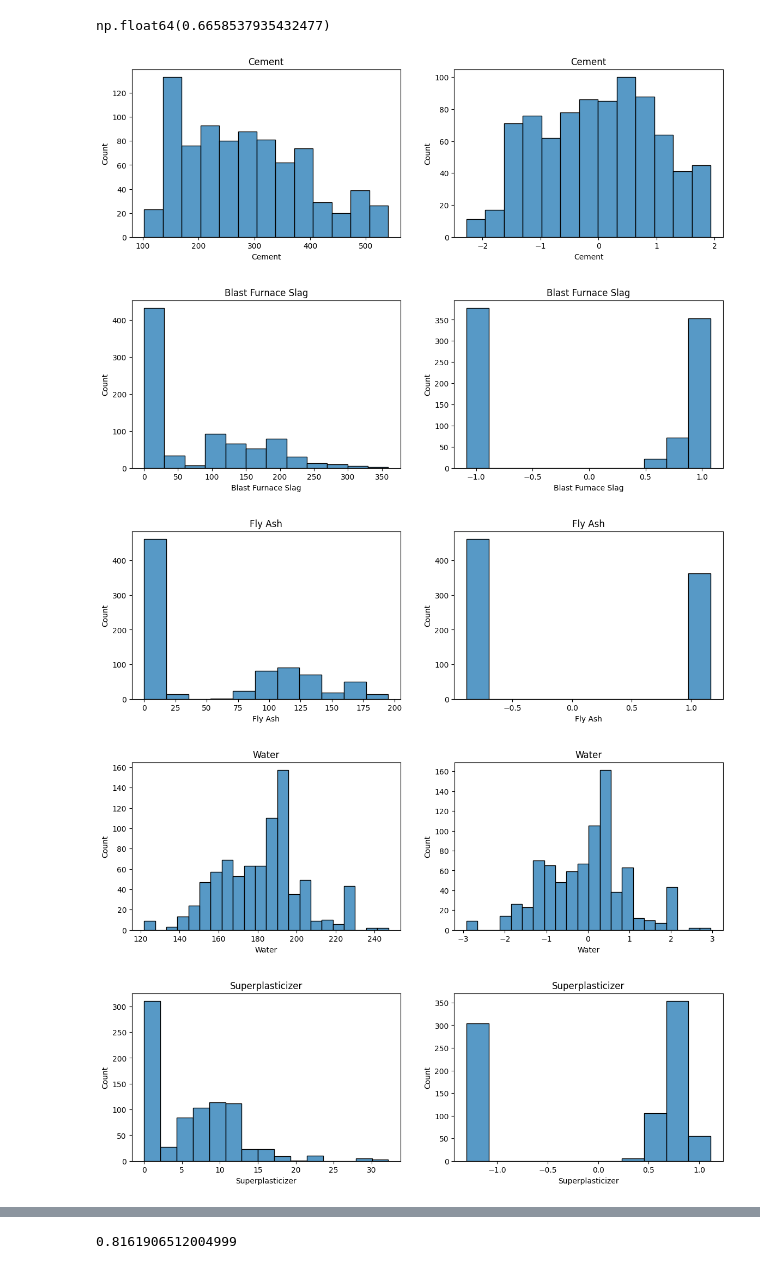
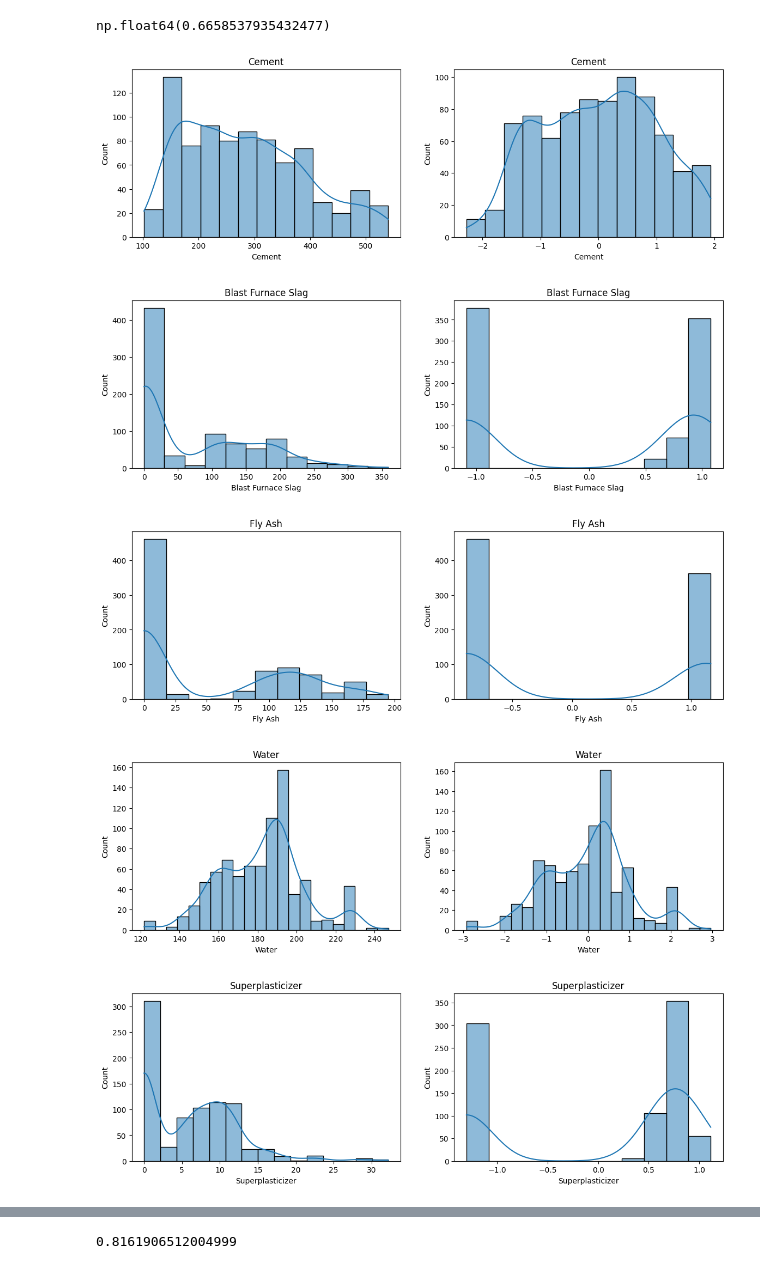
Before and after one commit to saisudhanv/ML-Practice, a Jupyter notebook: Power_Transformer.ipynb, the cells around one changed output, grey strips where cells are left out. Drawn from its saved outputs; the diff is of its cells as text; code cells hidden in the pictures.

```diff
--- a/Power_Transformer.ipynb
+++ b/Power_Transformer.ipynb
@@ -137,21 +137,21 @@ np.float64(0.6658537935432477)
 # %%
 # Before and after comparision for Box-Cox Plot
 X_train_transformed = pd.DataFrame(X_train_transformed,columns=X_train.columns)
 
 for col in X_train_transformed.columns:
     plt.figure(figsize=(14,4))
     plt.subplot(121)
-    sns.histplot(X_train[col])
+    sns.histplot(X_train[col], kde = True)
     plt.title(col)
 
     plt.subplot(122)
-    sns.histplot(X_train_transformed[col])
+    sns.histplot(X_train_transformed[col], kde = True)
     plt.title(col)
 
     plt.show()
 # %% [output]
-[figure, old version]
+[figure, new version]
-[figure, old version]
+[figure, new version]
-[figure, old version]
+[figure, new version]
-[figure, old version]
+[figure, new version]
-[figure, old version]
+[figure, new version]
```
Also changed, not shown: parts of 1 cell of this notebook.
